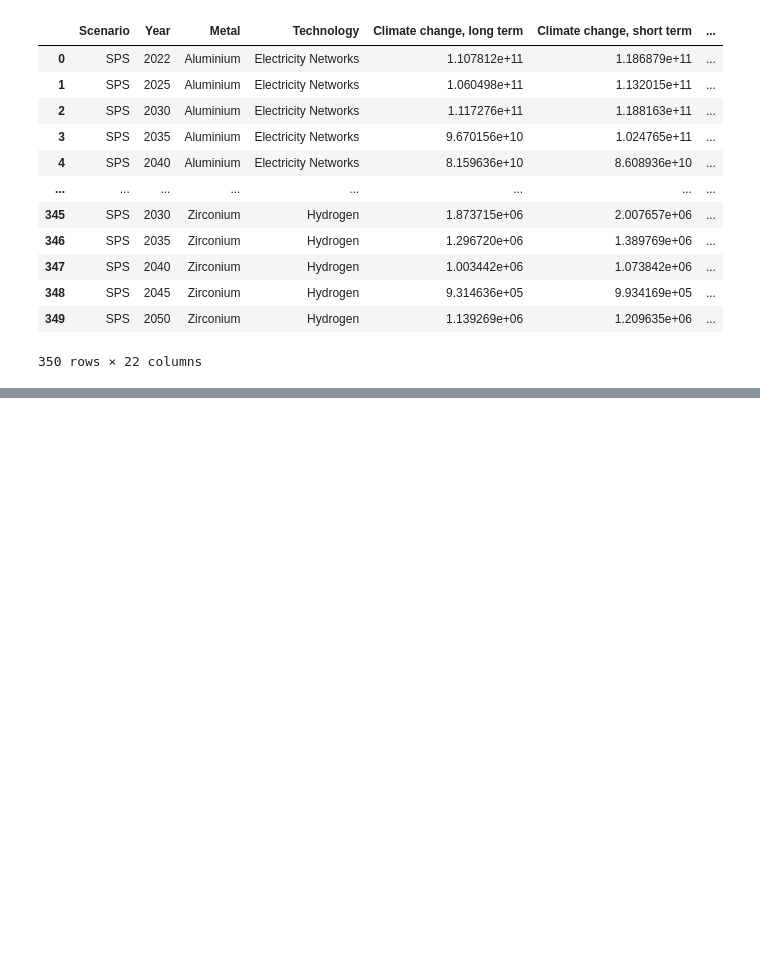
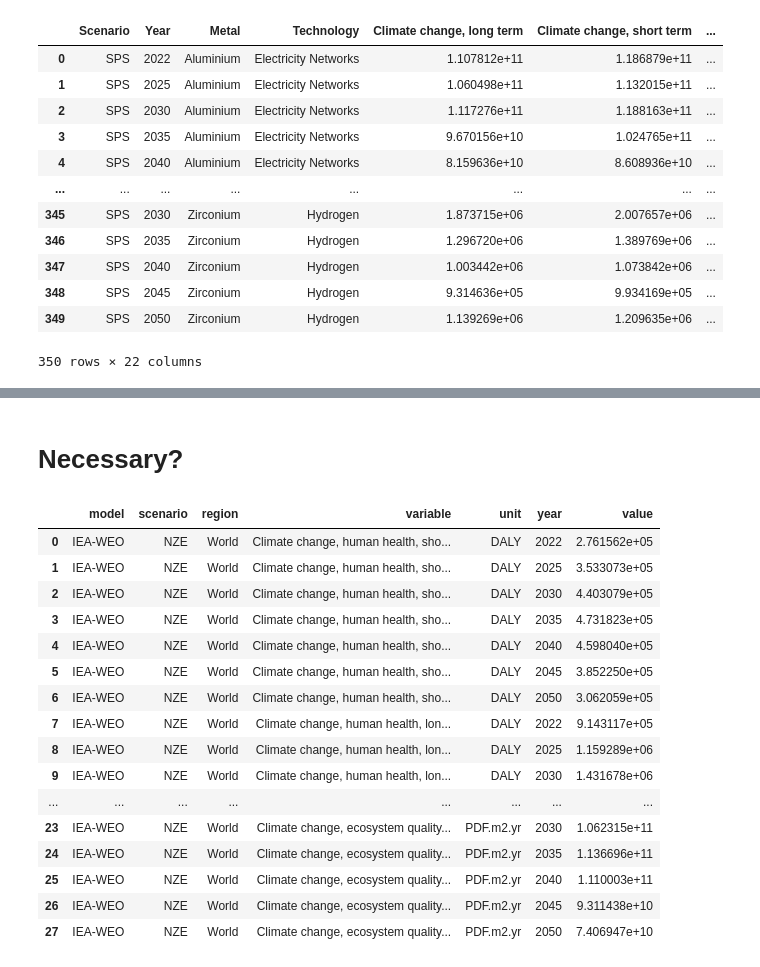
Before and after one commit to marpellan/plca_metals, a Jupyter notebook: 3. LCA_calculations.ipynb, the cells around one changed output, grey strips where cells are left out. Cells and saved outputs as stored; diff of their text form; code cells hidden in the pictures; blank space fills up the shorter version.

```diff
--- a/3. LCA_calculations.ipynb
+++ b/3. LCA_calculations.ipynb
@@ -352,0 +500,19 @@ df_nze_midpoints.to_csv(r'results/df_nze_midpoints_regionalized.csv', index=Fals
+# %%
+df_nze_damage['Scenario'] = df_nze_damage['Scenario'].replace(
+    {"NZE": "Net Zero Emissions by 2050 Scenario"}
+)
+
+df_sps_damage['Scenario'] = df_sps_damage['Scenario'].replace(
+    {"SPS": "Stated Policies Scenario"}
+)
+# %%
+df_nze_damage["CF unit"] = df_nze_damage["Impact category"].apply(
+    lambda x: "DALY" if "human health" in x.lower() else "PDF.m2.yr"
+)
+
+df_sps_damage["CF unit"] = df_sps_damage["Impact category"].apply(
+    lambda x: "DALY" if "human health" in x.lower() else "PDF.m2.yr"
+)
+# %%
+df_nze_damage['Sector'] = 'Energy transition'
+df_sps_damage['Sector'] = 'Energy transition'
@@ -352,0 +575,2 @@ df_nze_midpoints.to_csv(r'results/df_nze_midpoints_regionalized.csv', index=Fals
+# %% [markdown]
+# Necessary?
@@ -352,0 +637,23 @@ df_nze_midpoints.to_csv(r'results/df_nze_midpoints_regionalized.csv', index=Fals
+# %%
+iamdf_nze = convert_to_iamdf(df_nze_damage, cc_indicators, model_name='IEA-WEO')
+iamdf_sps = convert_to_iamdf(df_sps_damage, cc_indicators, model_name='IEA-WEO' )
+# %%
+iamdf_nze
+# %% [output]
+|  | model | scenario | region | variable | unit | year | value |
+| 0 | IEA-WEO | NZE | World | Climate change, human health, sho... | DALY | 2022 | 2.761562e+05 |
+| 1 | IEA-WEO | NZE | World | Climate change, human health, sho... | DALY | 2025 | 3.533073e+05 |
+| 2 | IEA-WEO | NZE | World | Climate change, human health, sho... | DALY | 2030 | 4.403079e+05 |
+| 3 | IEA-WEO | NZE | World | Climate change, human health, sho... | DALY | 2035 | 4.731823e+05 |
+| 4 | IEA-WEO | NZE | World | Climate change, human health, sho... | DALY | 2040 | 4.598040e+05 |
+| 5 | IEA-WEO | NZE | World | Climate change, human health, sho... | DALY | 2045 | 3.852250e+05 |
+| 6 | IEA-WEO | NZE | World | Climate change, human health, sho... | DALY | 2050 | 3.062059e+05 |
+| 7 | IEA-WEO | NZE | World | Climate change, human health, lon... | DALY | 2022 | 9.143117e+05 |
+| 8 | IEA-WEO | NZE | World | Climate change, human health, lon... | DALY | 2025 | 1.159289e+06 |
+| 9 | IEA-WEO | NZE | World | Climate change, human health, lon... | DALY | 2030 | 1.431678e+06 |
+| ... | ... | ... | ... | ... | ... | ... | ... |
+| 23 | IEA-WEO | NZE | World | Climate change, ecosystem quality... | PDF.m2.yr | 2030 | 1.062315e+11 |
+| 24 | IEA-WEO | NZE | World | Climate change, ecosystem quality... | PDF.m2.yr | 2035 | 1.136696e+11 |
+| 25 | IEA-WEO | NZE | World | Climate change, ecosystem quality... | PDF.m2.yr | 2040 | 1.110003e+11 |
+| 26 | IEA-WEO | NZE | World | Climate change, ecosystem quality... | PDF.m2.yr | 2045 | 9.311438e+10 |
+| 27 | IEA-WEO | NZE | World | Climate change, ecosystem quality... | PDF.m2.yr | 2050 | 7.406947e+10 |
```
Also changed, not shown: parts of 53 cells of this notebook, 48 other files.
